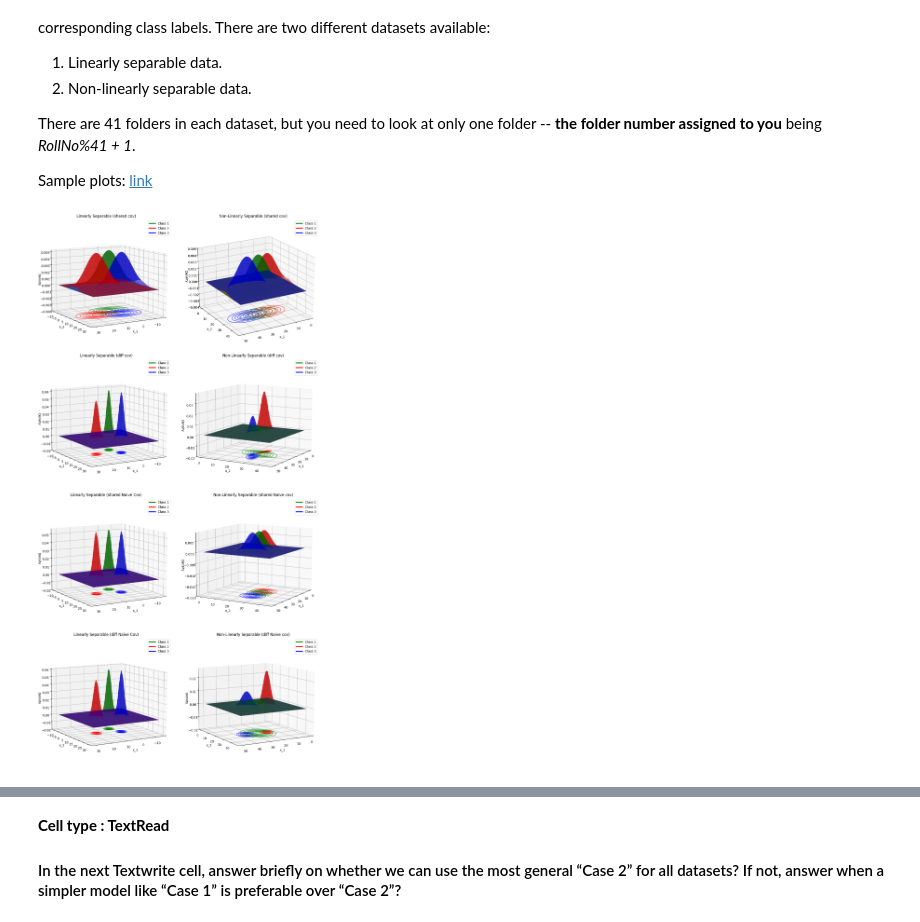
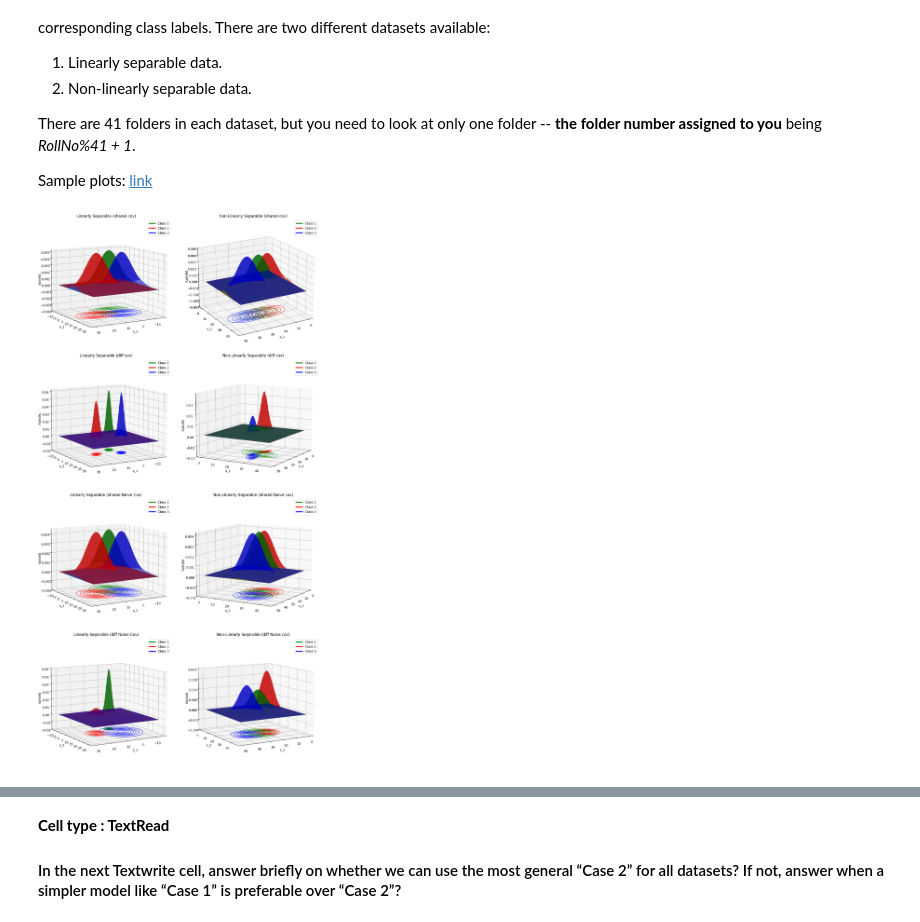
Before and after one commit to RitabrataMandal/CS5691_iitm, a Jupyter notebook: Assignment1/ee25s009.ipynb, the cells around one changed output, grey strips where cells are left out. Drawn from its saved outputs; the diff is of its cells as text; code cells hidden in the pictures.

Commit message:
update case-3&case-4

```diff
--- a/Assignment1/ee25s009.ipynb
+++ b/Assignment1/ee25s009.ipynb
@@ -264,24 +235,13 @@ for i in range(1, 4):
     # Case-3 shared naive covariance matrix (one variance across all classes)
     LS_means[f"{i}train_conditional_mean_case3"] = estimateMean(LS_train[LS_train[:, 2] == i][:, 0:2])
     NLS_means[f"{i}train_conditional_mean_case3"] = estimateMean(NLS_train[NLS_train[:, 2] == i][:, 0:2])
+    LS_covariances[f"{i}train_conditional_covariance_case3"] = estimate_naive_sigma(LS_train[:, 0:2])
+    NLS_covariances[f"{i}train_conditional_covariance_case3"] = estimate_naive_sigma(NLS_train[:, 0:2])
     # Case-4 different naive covariance matrix (class-specific variance)
     LS_means[f"{i}train_conditional_mean_case4"] = estimateMean(LS_train[LS_train[:, 2] == i][:, 0:2])
     NLS_means[f"{i}train_conditional_mean_case4"] = estimateMean(NLS_train[NLS_train[:, 2] == i][:, 0:2])
-
-
-for i in range(1, 4):
-    LS_covariances[f"{i}train_conditional_covariance_case3"] = estimate_naive_sigma(
-        LS_train, {c: LS_means[f"{c}train_conditional_mean_case3"] for c in range(1, 4)}
-    )
-    NLS_covariances[f"{i}train_conditional_covariance_case3"] = estimate_naive_sigma(
-        NLS_train, {c: NLS_means[f"{c}train_conditional_mean_case3"] for c in range(1, 4)}
-    )
-    LS_covariances[f"{i}train_conditional_covariance_Matrix_case4"] = estimate_naive_sigma(
-        LS_train[LS_train[:, 2] == i][:, 0:2], {i: LS_means[f"{i}train_conditional_mean_case4"]}
-    )
-    NLS_covariances[f"{i}train_conditional_covariance_Matrix_case4"] = estimate_naive_sigma(
-        NLS_train[NLS_train[:, 2] == i][:, 0:2], {i: NLS_means[f"{i}train_conditional_mean_case4"]}
-    )
+    LS_covariances[f"{i}train_conditional_covariance_Matrix_case4"] = estimate_naive_sigma(LS_train[LS_train[:, 2] == i][:, 0:2])
+    NLS_covariances[f"{i}train_conditional_covariance_Matrix_case4"] = estimate_naive_sigma(NLS_train[NLS_train[:, 2] == i][:, 0:2])
 # %%
 # Cell type : CodeWrite
 # write your code here as instructed.
@@ -315,39 +275,39 @@ fig, axes = plt.subplots(4, 2, figsize=(14, 25), subplot_kw={"projection": "3d"}
 plot_pdf(means_LS_case1, covs_LS_case1,
           make_grid(-15, 30, -10, 30),
           "Linearly Separable (shared cov)",ax=axes[0,0], azim=60, elev=10, z_offset=-0.004)
 
 plot_pdf(means_NLS_case1, covs_NLS_case1,
           make_grid(0, 50, 0, 45),
           "Non-Linearly Separable (shared cov)",ax=axes[0,1], azim=60, elev=20, z_offset=-0.004)
 
 plot_pdf(means_LS_case2, covs_LS_case2,
           make_grid(-15,30,-10,30),
-          "Linearly Separable (diff cov)",ax=axes[1,0], azim=60, elev=10)
+          "Linearly Separable (diff cov)",ax=axes[1,0], azim=60, elev=10,z_offset=-0.02)
 
 plot_pdf(means_NLS_case2, covs_NLS_case2,
           make_grid(0, 50, 0, 45),
-          "Non-Linearly Separable (diff cov)",ax=axes[1,1], azim=30, elev=10)
+          "Non-Linearly Separable (diff cov)",ax=axes[1,1], azim=30, elev=10,z_offset=-0.02)
 
 plot_pdf(means_LS_case3, covs_LS_case3,
           make_grid(-15,30,-10,30),
-          "Linearly Separable (shared Naive Cov)",ax=axes[2,0], azim=60, elev=10)
+          "Linearly Separable (shared Naive Cov)",ax=axes[2,0], azim=60, elev=10, z_offset=-0.002)
 
 plot_pdf(means_NLS_case3, covs_NLS_case3,
           make_grid(0, 50, 0, 45),
           "Non-Linearly Separable (shared Naive cov)",ax=axes[2,1], azim=30, elev=10)
 
 plot_pdf(means_LS_case4, covs_LS_case4,
           make_grid(-15,30,-10,30),
-          "Linearly Separable (diff Naive Cov)",ax=axes[3,0], azim=60, elev=10)
+          "Linearly Separable (diff Naive Cov)",ax=axes[3,0], azim=60, elev=10,z_offset=-0.02)
 
 plot_pdf(means_NLS_case4, covs_NLS_case4,
           make_grid(0, 50, 0, 45),
-          "Non-Linearly Separable (diff Naive cov)",ax=axes[3,1], azim=60, elev=10)
+          "Non-Linearly Separable (diff Naive cov)",ax=axes[3,1], azim=60, elev=10, z_offset=-0.004)
 
 plt.tight_layout()
 plt.show()
 # %% [output]
-[figure, old version]
+[figure, new version]
 # %%
 # Cell type : CodeWrite
 # write your code here as instructed.
```
Also changed, not shown: parts of 4 cells of this notebook, 4 other files.
